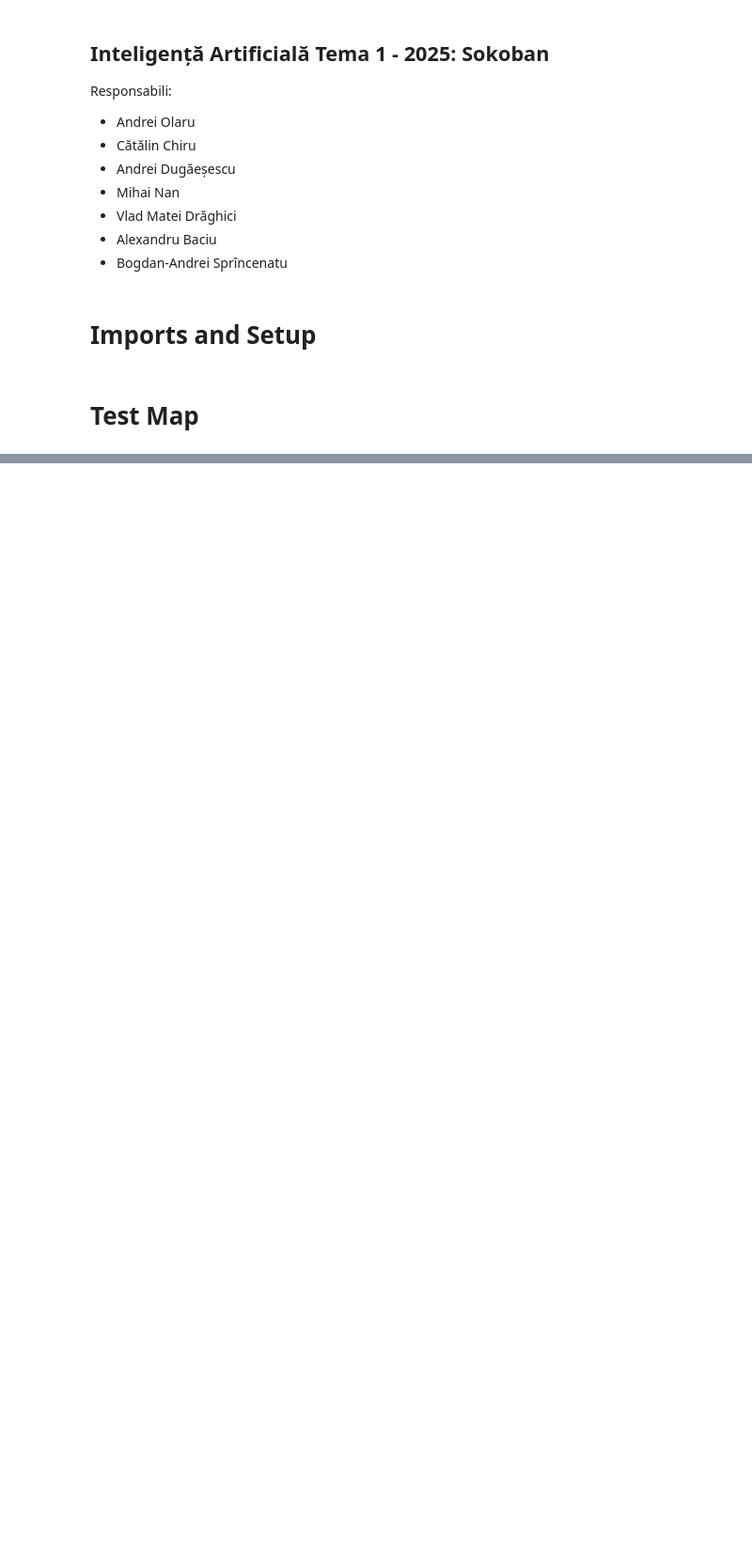
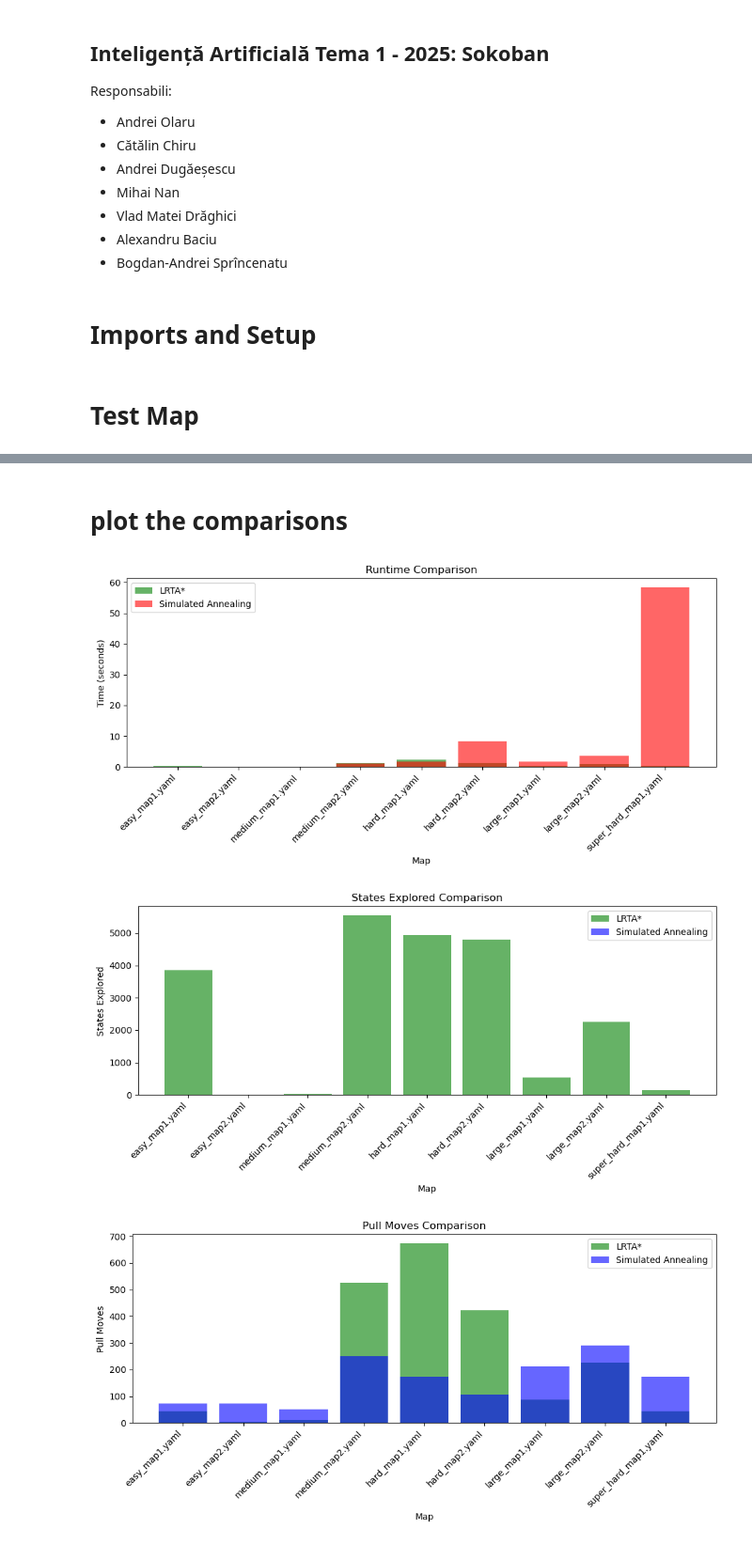
Before and after one commit to denboba/sokoban_AI, a Jupyter notebook: main.ipynb, the cells around one changed output, grey strips where cells are left out. Shown: that part at 94% size. Cells and saved outputs as stored; diff of their text form; code cells hidden in the pictures; blank space fills up the shorter version.

```diff
--- a/main.ipynb
+++ b/main.ipynb
@@ -182,0 +242,8 @@ Final state visualization saved medium_map1
+# %% [markdown]
+# plot the comparisons
+# %%
+plot_comparisons(results)
+# %% [output]
+[figure, added]
+[figure, added]
+[figure, added]
```
Also changed, not shown: parts of 11 cells of this notebook.
